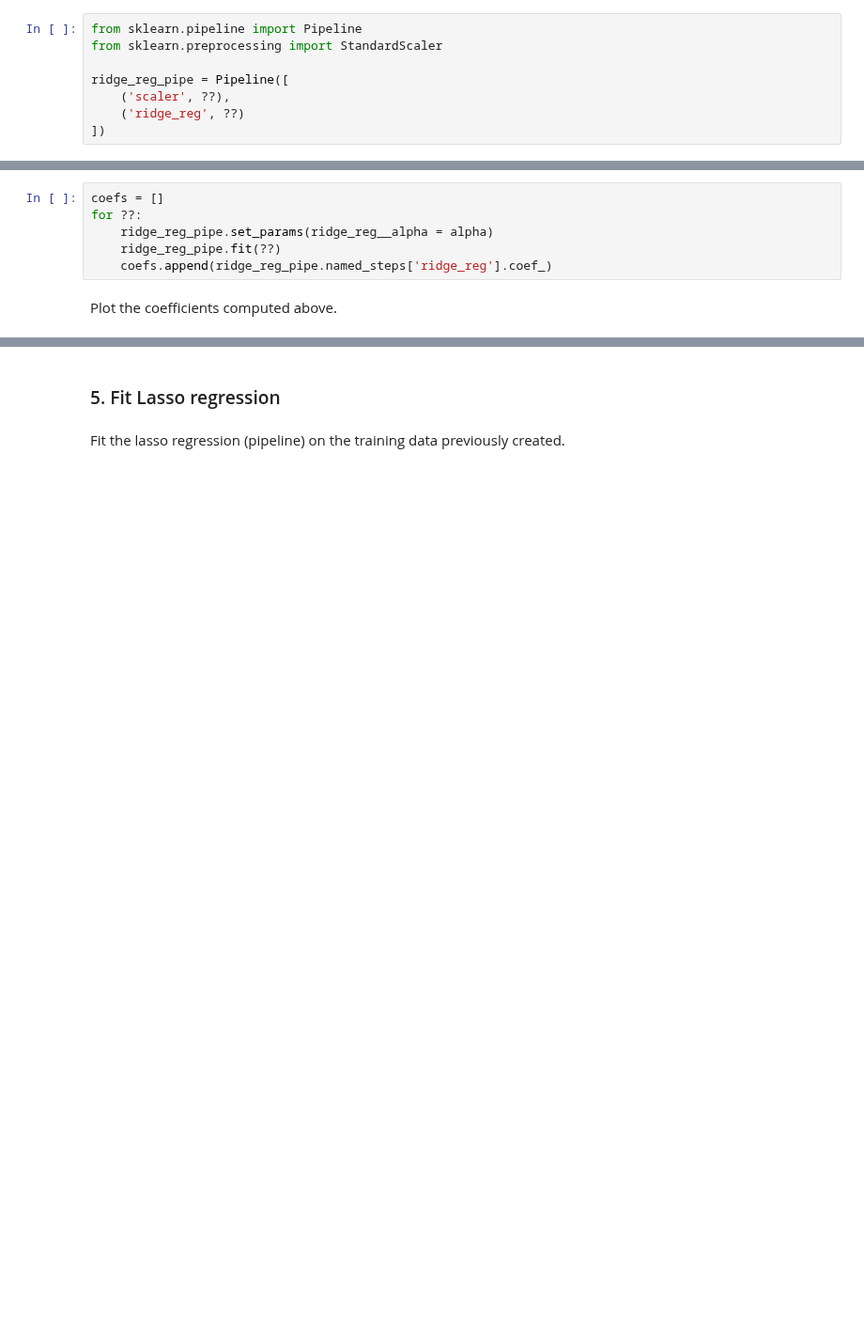
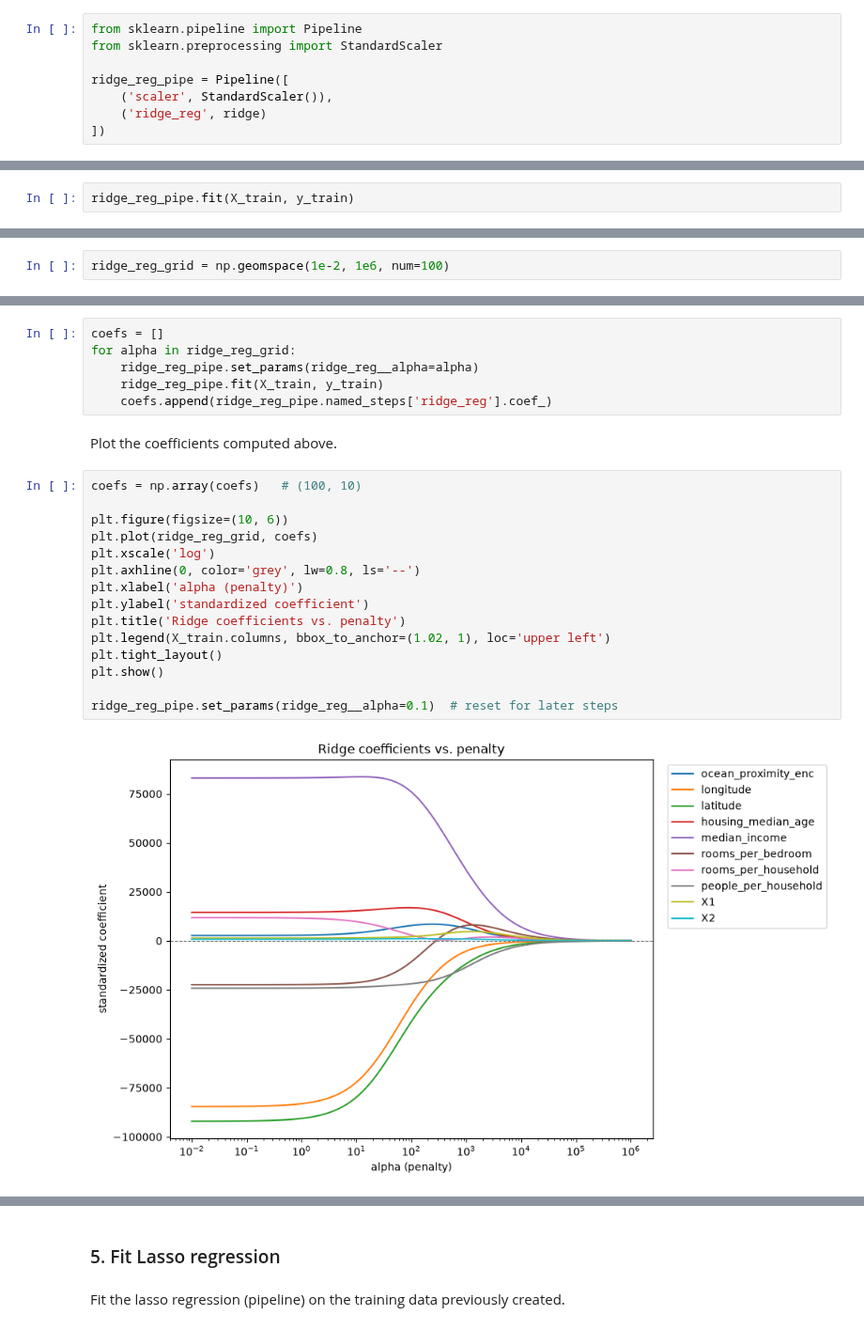
Before and after one commit to EdouarddDw/machine-learning, a Jupyter notebook: TPs/Exercise_04.ipynb, the cells around one changed output, grey strips where cells are left out. Shown at 94% size. Cells and saved outputs as stored; diff of their text form; blank space fills up the shorter version.

```diff
--- a/TPs/Exercise_04.ipynb
+++ b/TPs/Exercise_04.ipynb
@@ -41,8 +86,8 @@ from sklearn.pipeline import Pipeline
 from sklearn.preprocessing import StandardScaler
 
 ridge_reg_pipe = Pipeline([
-    ('scaler', ??),
-    ('ridge_reg', ??)
+    ('scaler', StandardScaler()),
+    ('ridge_reg', ridge)
 ])
 # %% [markdown]
 Using the class `Lasso` from `sklearn.linear_model`, instantiate a lasso regression object with penalty parameter `alpha` equal to `0.1` and `fit_intercept=True`.
@@ -58,3 +112,5 @@ What is the role of the option `fit_intercept`?
 ### 3. Fit Ridge regression
 # %% [markdown]
 Fit the ridge regression (pipeline) on the training data previously created.
+# %%
+ridge_reg_pipe.fit(X_train, y_train)
@@ -66,13 +130,32 @@ Compute the root mean square error of the fitted model on both the training and
 We now want to plot the coefficients of the ridge regression for different values of the penalty parameter.
 # %% [markdown]
 Create a (geometrically spaced) grid, named `ridge_reg_grid`, of penalty values ranging from `1e-2` to `1e6`.
+# %%
+ridge_reg_grid = np.geomspace(1e-2, 1e6, num=100)
 # %% [markdown]
 Fill in the `??` below to create a list of the parameters found by the ridge regression pipeline for each `alpha` in `ridge_reg_grid`
 # %%
 coefs = []
-for ??:
-    ridge_reg_pipe.set_params(ridge_reg__alpha = alpha)
-    ridge_reg_pipe.fit(??)
+for alpha in ridge_reg_grid:
+    ridge_reg_pipe.set_params(ridge_reg__alpha=alpha)
+    ridge_reg_pipe.fit(X_train, y_train)
     coefs.append(ridge_reg_pipe.named_steps['ridge_reg'].coef_)
 # %% [markdown]
 Plot the coefficients computed above.
+# %%
+coefs = np.array(coefs)   # (100, 10)
+
+plt.figure(figsize=(10, 6))
+plt.plot(ridge_reg_grid, coefs)
+plt.xscale('log')
+plt.axhline(0, color='grey', lw=0.8, ls='--')
+plt.xlabel('alpha (penalty)')
+plt.ylabel('standardized coefficient')
+plt.title('Ridge coefficients vs. penalty')
+plt.legend(X_train.columns, bbox_to_anchor=(1.02, 1), loc='upper left')
+plt.tight_layout()
+plt.show()
+
+ridge_reg_pipe.set_params(ridge_reg__alpha=0.1)  # reset for later steps
+# %% [output]
+[figure, added]
```
Also changed, not shown: parts of 29 cells of this notebook, 1 other file.
